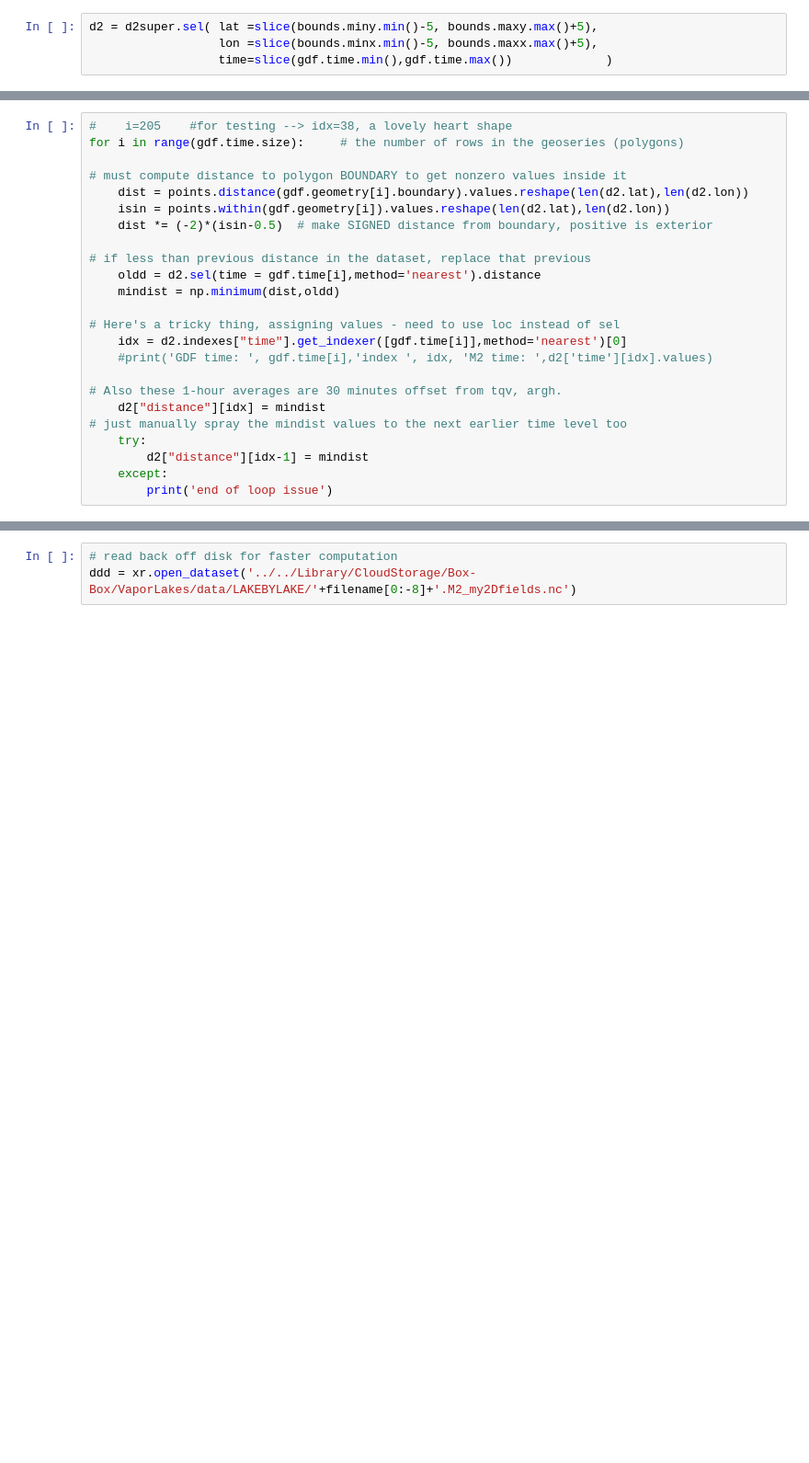
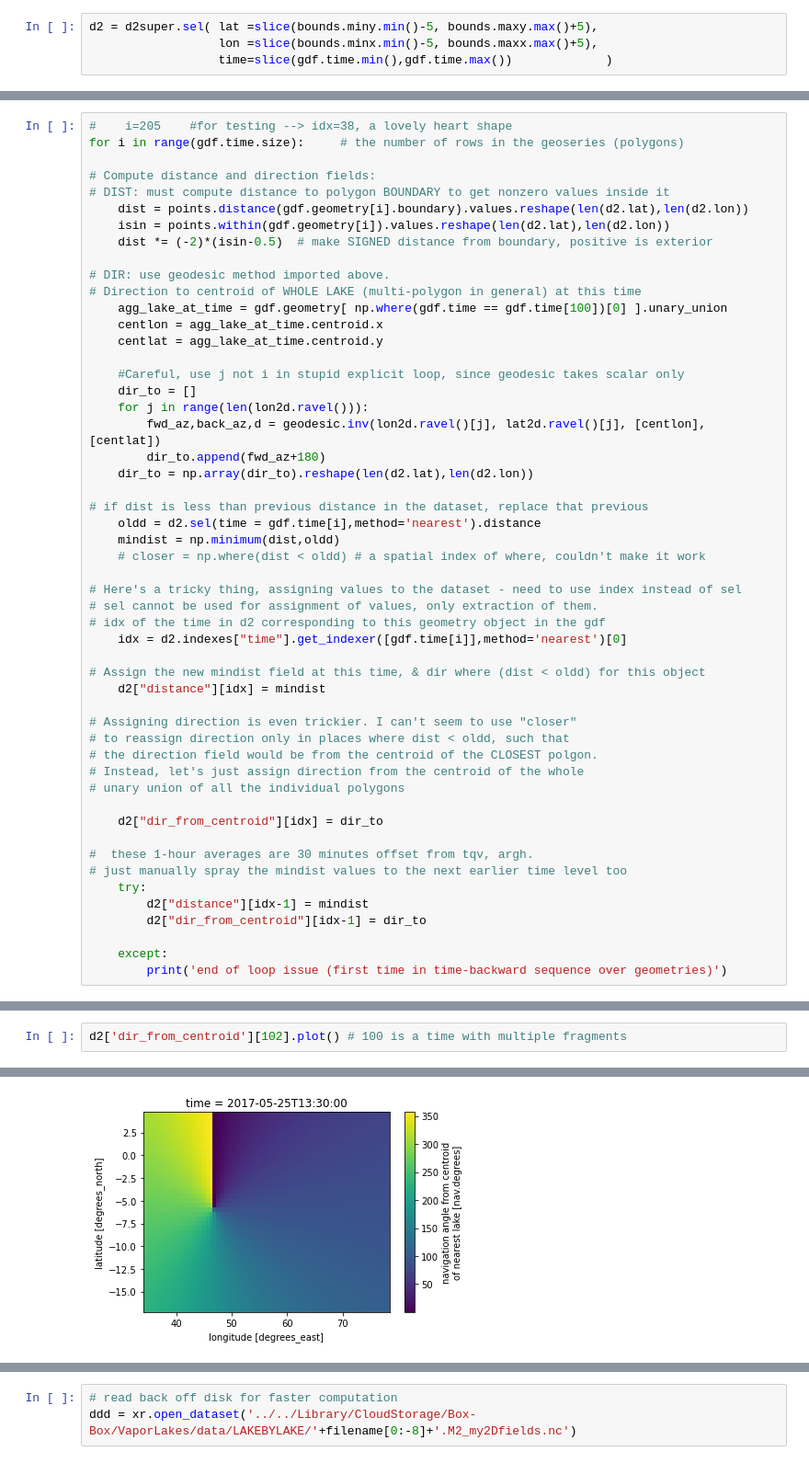
Before and after one commit to snigsam/VaporLakes, a Jupyter notebook: Distfields_from_alake.ipynb, the cells around one changed output, grey strips where cells are left out. Shown at 92% size. Drawn from its saved outputs; the diff is of its cells as text; blank space fills up the shorter version.

```diff
--- a/Distfields_from_alake.ipynb
+++ b/Distfields_from_alake.ipynb
@@ -121,23 +177,51 @@ points = gp.GeoSeries( [Point(x, y) for x, y in zip(lon2d.ravel(),lat2d.ravel())
 #    i=205    #for testing --> idx=38, a lovely heart shape
 for i in range(gdf.time.size):     # the number of rows in the geoseries (polygons)
 
-# must compute distance to polygon BOUNDARY to get nonzero values inside it
+# Compute distance and direction fields:
+# DIST: must compute distance to polygon BOUNDARY to get nonzero values inside it
     dist = points.distance(gdf.geometry[i].boundary).values.reshape(len(d2.lat),len(d2.lon))
     isin = points.within(gdf.geometry[i]).values.reshape(len(d2.lat),len(d2.lon))
     dist *= (-2)*(isin-0.5)  # make SIGNED distance from boundary, positive is exterior
 
-# if less than previous distance in the dataset, replace that previous
+# DIR: use geodesic method imported above.
+# Direction to centroid of WHOLE LAKE (multi-polygon in general) at this time
+    agg_lake_at_time = gdf.geometry[ np.where(gdf.time == gdf.time[100])[0] ].unary_union
+    centlon = agg_lake_at_time.centroid.x
+    centlat = agg_lake_at_time.centroid.y
+
+    #Careful, use j not i in stupid explicit loop, since geodesic takes scalar only
+    dir_to = []
+    for j in range(len(lon2d.ravel())):
+        fwd_az,back_az,d = geodesic.inv(lon2d.ravel()[j], lat2d.ravel()[j], [centlon], [centlat])
+        dir_to.append(fwd_az+180)
+    dir_to = np.array(dir_to).reshape(len(d2.lat),len(d2.lon))
+
+# if dist is less than previous distance in the dataset, replace that previous
     oldd = d2.sel(time = gdf.time[i],method='nearest').distance
     mindist = np.minimum(dist,oldd)
+    # closer = np.where(dist < oldd) # a spatial index of where, couldn't make it work
 
-# Here's a tricky thing, assigning values - need to use loc instead of sel
+# Here's a tricky thing, assigning values to the dataset - need to use index instead of sel
+# sel cannot be used for assignment of values, only extraction of them.
+# idx of the time in d2 corresponding to this geometry object in the gdf
     idx = d2.indexes["time"].get_indexer([gdf.time[i]],method='nearest')[0]
-    #print('GDF time: ', gdf.time[i],'index ', idx, 'M2 time: ',d2['time'][idx].values)
 
-# Also these 1-hour averages are 30 minutes offset from tqv, argh.
+# Assign the new mindist field at this time, & dir where (dist < oldd) for this object
     d2["distance"][idx] = mindist
+
+# Assigning direction is even trickier. I can't seem to use "closer"
+# to reassign direction only in places where dist < oldd, such that
+# the direction field would be from the centroid of the CLOSEST polgon.
+# Instead, let's just assign direction from the centroid of the whole
+# unary union of all the individual polygons
+
+    d2["dir_from_centroid"][idx] = dir_to
+
+#  these 1-hour averages are 30 minutes offset from tqv, argh.
 # just manually spray the mindist values to the next earlier time level too
     try:
         d2["distance"][idx-1] = mindist
+        d2["dir_from_centroid"][idx-1] = dir_to
+
     except:
-        print('end of loop issue')
+        print('end of loop issue (first time in time-backward sequence over geometries)')
@@ -154,0 +239,3 @@ filename
+# %%
+d2['dir_from_centroid'][102].plot() # 100 is a time with multiple fragments
+# %% [output]
@@ -154,0 +243 @@ filename
+[figure, added]
```
Also changed, not shown: parts of 19 cells of this notebook.
